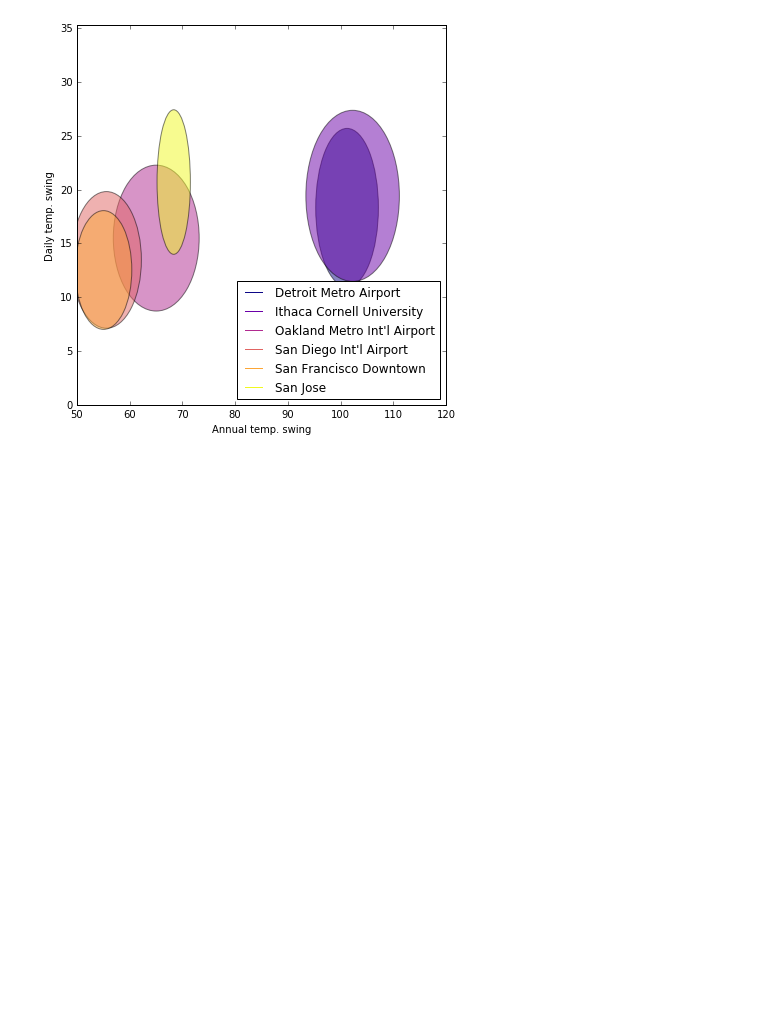
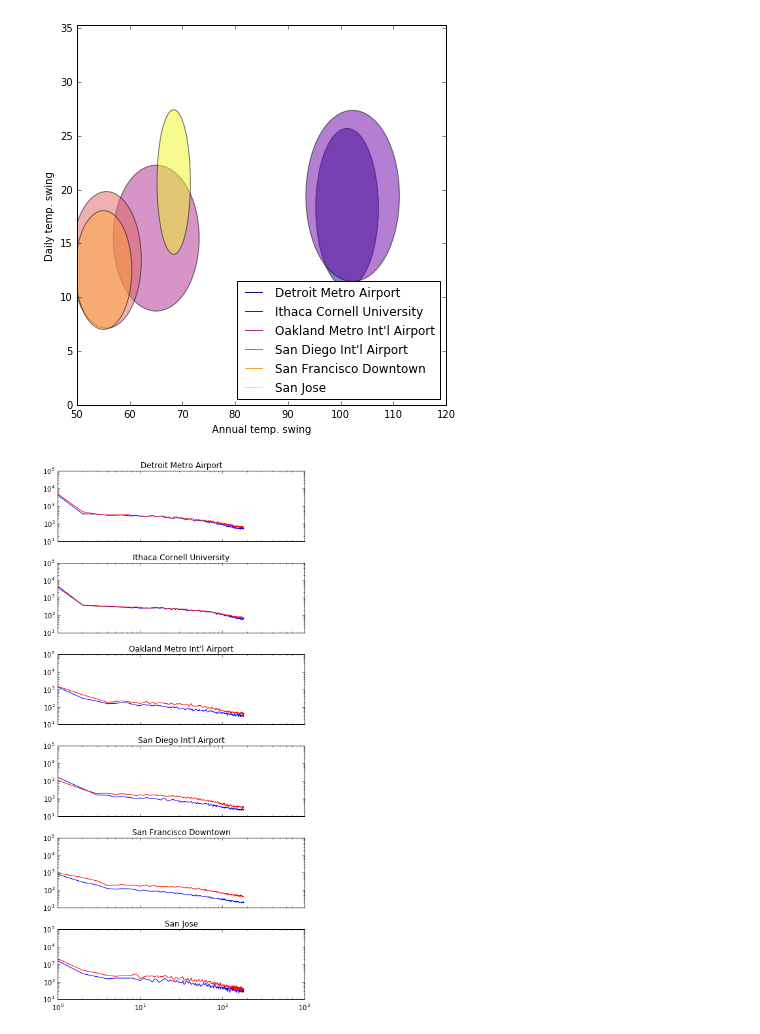
Before and after one commit to JesseLivezey/weird_weather, a Jupyter notebook: temp_viz.ipynb, the cells around one changed output. Saved outputs shown, nothing was run; the diff lists cells and outputs as text; code cells hidden in the pictures; blank space fills up the shorter version.

Commit message:
annual power

```diff
--- a/temp_viz.ipynb
+++ b/temp_viz.ipynb
@@ -45,3 +45,11 @@ plt.show()
 plt.close()
 # %% [output]
 [figure]
+# %%
+reload(utils)
+reload(plotting)
+f = plotting.plot_annual_power_spectrum(df, stations)
+plt.show()
+plt.close()
+# %% [output]
+[figure, added]
```
Also changed, not shown: parts of 1 cell of this notebook, 2 other files.
